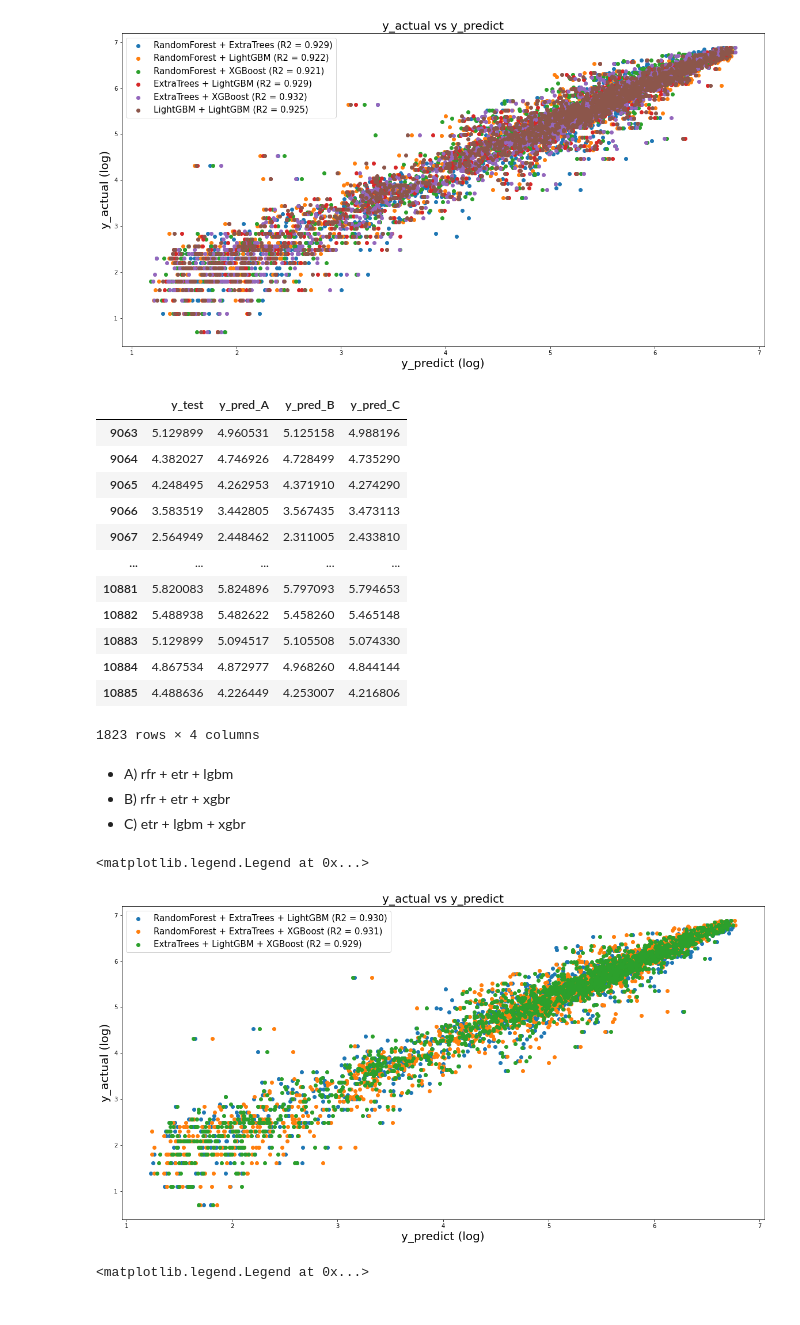
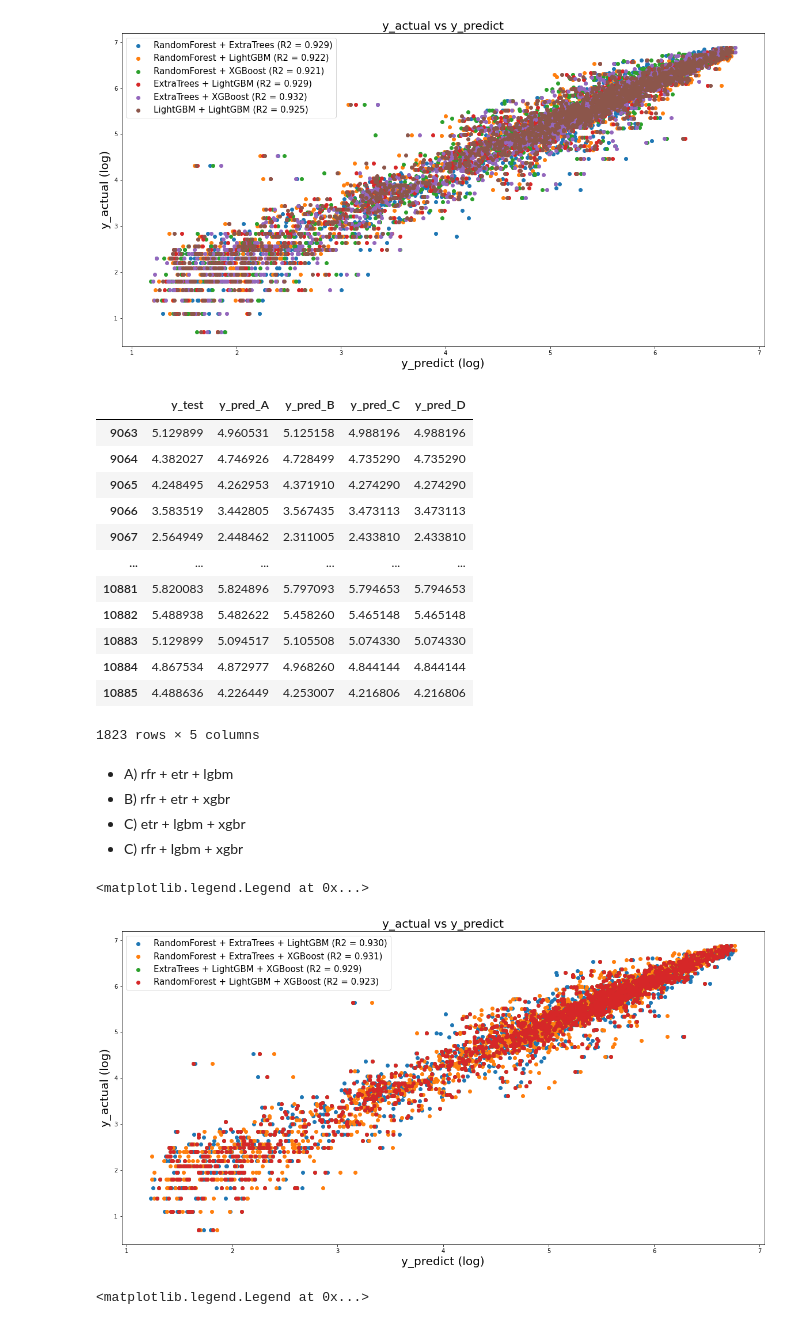
Before and after one commit to RudyBourez/Bike_Sharing_API, a Jupyter notebook: Modèles/Stacking_ML_no_weather.ipynb, the cells around one changed output. Drawn from its saved outputs; the diff is of its cells as text; code cells hidden in the pictures.

Commit message:
stacking model lgbm+xgb

```diff
--- a/Modèles/Stacking_ML_no_weather.ipynb
+++ b/Modèles/Stacking_ML_no_weather.ipynb
@@ -417,6 +418,7 @@ R2 score for 3a: 0.925
 level0_A = list()
 level0_B = list()
 level0_C = list()
+level0_D = list()
 
 level0_A.append(('rfr', make_pipeline(processor, RandomForestRegressor(random_state=1))))
 level0_A.append(('etr', make_pipeline(processor, ExtraTreesRegressor(random_state=1))))
@@ -430,6 +432,10 @@ level0_C.append(('etr', make_pipeline(processor, ExtraTreesRegressor(random_stat
 level0_C.append(('lgbm', make_pipeline(processor, LGBMRegressor(random_state=1))))
 level0_C.append(('xgbr', make_pipeline(processor, XGBRegressor(random_state=1))))
 
+level0_D.append(('rfr', make_pipeline(processor, RandomForestRegressor(random_state=1))))
+level0_D.append(('lgbm', make_pipeline(processor, LGBMRegressor(random_state=1))))
+level0_D.append(('xgbr', make_pipeline(processor, XGBRegressor(random_state=1))))
+
 
 # define meta learner model
 level1 = LinearRegression()
@@ -438,18 +444,21 @@ level1 = LinearRegression()
 model_A = StackingRegressor(estimators=level0_A, final_estimator=level1)
 model_B = StackingRegressor(estimators=level0_B, final_estimator=level1)
 model_C = StackingRegressor(estimators=level0_C, final_estimator=level1)
+model_D = StackingRegressor(estimators=level0_D, final_estimator=level1)
 
 
 # fit the model on all available data
 model_A.fit(X_train, y_train)
 model_B.fit(X_train, y_train)
 model_C.fit(X_train, y_train)
+model_D.fit(X_train, y_train)
 
 
 # Get score for each models
 score_A = model_A.score(X_test, y_test)
 score_B = model_B.score(X_test, y_test)
 score_C = model_C.score(X_test, y_test)
+score_D = model_D.score(X_test, y_test)
 
 
 # y_pred = model.predict(X_test)
@@ -515,6 +526,7 @@ plt.legend(fontsize=15)
 y_pred_A = model_A.predict(X_test)
 y_pred_B = model_B.predict(X_test)
 y_pred_C = model_C.predict(X_test)
+y_pred_D = model_C.predict(X_test)
 
 
 plot_y_stack3 = pd.DataFrame(data=y_test, columns=['y_test'])
@@ -523,38 +535,41 @@ plot_y_stack3['y_test']=y_test
 plot_y_stack3['y_pred_A']=y_pred_A
 plot_y_stack3['y_pred_B']=y_pred_B
 plot_y_stack3['y_pred_C']=y_pred_C
+plot_y_stack3['y_pred_D']=y_pred_D
 
 plot_y_stack3
 # %% [output]
-|  | y_test | y_pred_A | y_pred_B | y_pred_C |
-| 9063 | 5.129899 | 4.960531 | 5.125158 | 4.988196 |
-| 9064 | 4.382027 | 4.746926 | 4.728499 | 4.735290 |
-| 9065 | 4.248495 | 4.262953 | 4.371910 | 4.274290 |
-| 9066 | 3.583519 | 3.442805 | 3.567435 | 3.473113 |
-| 9067 | 2.564949 | 2.448462 | 2.311005 | 2.433810 |
-| ... | ... | ... | ... | ... |
-| 10881 | 5.820083 | 5.824896 | 5.797093 | 5.794653 |
-| 10882 | 5.488938 | 5.482622 | 5.458260 | 5.465148 |
-| 10883 | 5.129899 | 5.094517 | 5.105508 | 5.074330 |
-| 10884 | 4.867534 | 4.872977 | 4.968260 | 4.844144 |
-| 10885 | 4.488636 | 4.226449 | 4.253007 | 4.216806 |
+|  | y_test | y_pred_A | y_pred_B | y_pred_C | y_pred_D |
+| 9063 | 5.129899 | 4.960531 | 5.125158 | 4.988196 | 4.988196 |
+| 9064 | 4.382027 | 4.746926 | 4.728499 | 4.735290 | 4.735290 |
+| 9065 | 4.248495 | 4.262953 | 4.371910 | 4.274290 | 4.274290 |
+| 9066 | 3.583519 | 3.442805 | 3.567435 | 3.473113 | 3.473113 |
+| 9067 | 2.564949 | 2.448462 | 2.311005 | 2.433810 | 2.433810 |
+| ... | ... | ... | ... | ... | ... |
+| 10881 | 5.820083 | 5.824896 | 5.797093 | 5.794653 | 5.794653 |
+| 10882 | 5.488938 | 5.482622 | 5.458260 | 5.465148 | 5.465148 |
+| 10883 | 5.129899 | 5.094517 | 5.105508 | 5.074330 | 5.074330 |
+| 10884 | 4.867534 | 4.872977 | 4.968260 | 4.844144 | 4.844144 |
+| 10885 | 4.488636 | 4.226449 | 4.253007 | 4.216806 | 4.216806 |
-1823 rows × 4 columns
+1823 rows × 5 columns
 # %% [markdown]
 * A) rfr + etr + lgbm
 * B) rfr + etr + xgbr
 * C) etr + lgbm + xgbr
+* C) rfr + lgbm + xgbr
 # %%
 plt.scatter(plot_y_stack3['y_pred_A'], plot_y_stack3['y_test'],label="RandomForest + ExtraTrees + LightGBM (R2 = %0.3f)" % score_A)
 plt.scatter(plot_y_stack3['y_pred_B'], plot_y_stack3['y_test'],label="RandomForest + ExtraTrees + XGBoost (R2 = %0.3f)" % score_B)
 plt.scatter(plot_y_stack3['y_pred_C'], plot_y_stack3['y_test'],label="ExtraTrees + LightGBM + XGBoost (R2 = %0.3f)" % score_C)
+plt.scatter(plot_y_stack3['y_pred_D'], plot_y_stack3['y_test'],label="RandomForest + LightGBM + XGBoost (R2 = %0.3f)" % score_D)
 
 plt.title('y_actual vs y_predict', fontsize=20)
 plt.xlabel('y_predict (log)', fontsize=20)
 plt.ylabel('y_actual (log)', fontsize=20)
 plt.legend(fontsize=15)
 # %% [output]
 <matplotlib.legend.Legend at 0x...>
-[figure, old version]
+[figure, new version]
 # %%
 plt.scatter(plot_y_stack3['y_pred_B'], plot_y_stack3['y_test'],label="RandomForest + ExtraTrees + XGBoost (R2 = %0.3f)" % score_B)
 plt.scatter(plot_y_stack2['y_pred_2b'], plot_y_stack2['y_test'],label="ExtraTrees + XGBoost (R2 = %0.3f)" % score_2b)
```
Also changed, not shown: parts of 23 cells of this notebook, 1 other file.
